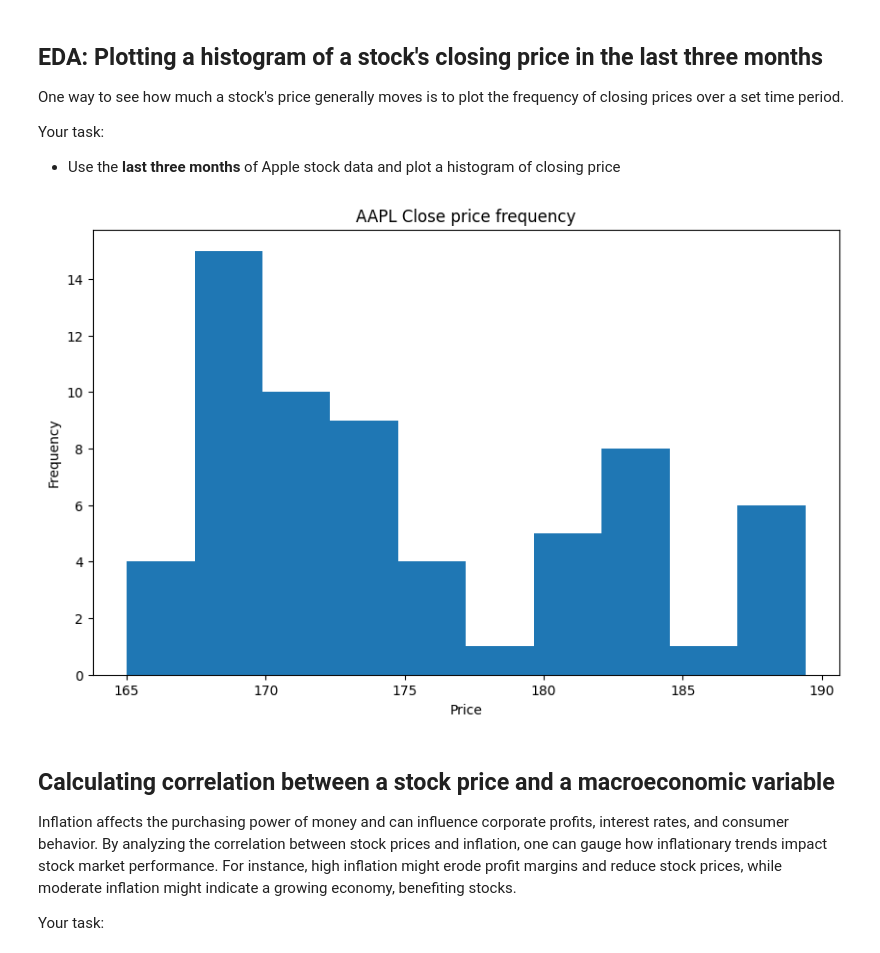
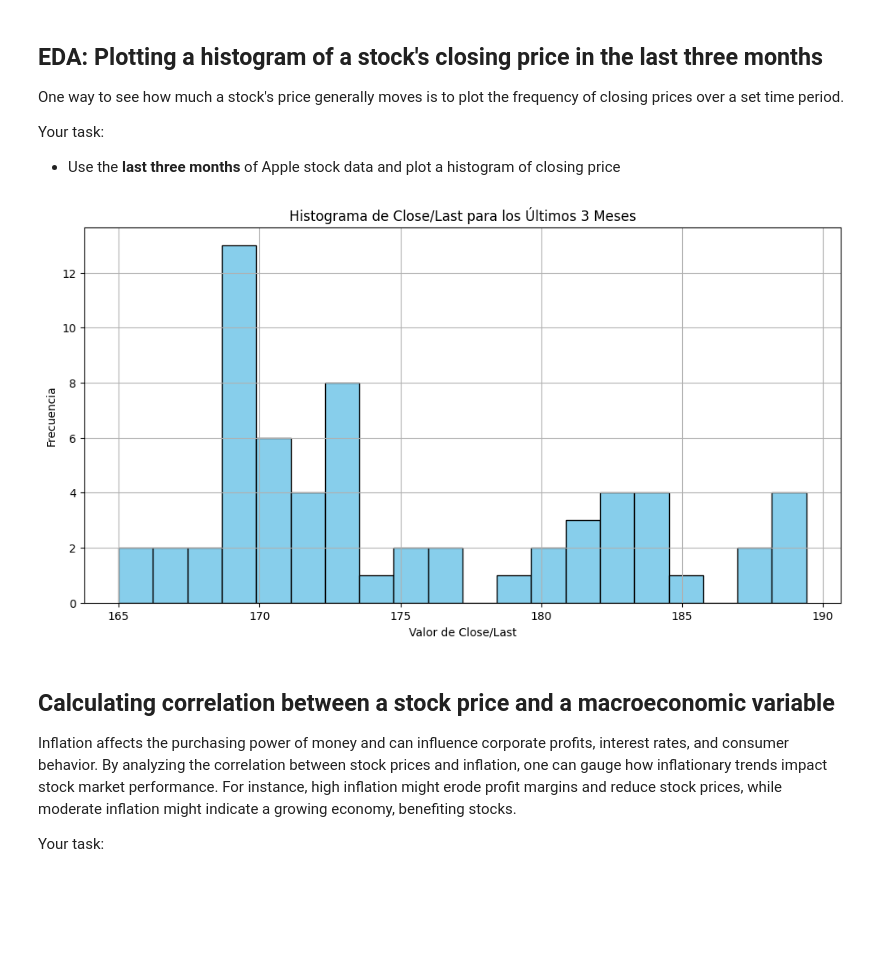
Before and after one commit to bigboy92/fend-matching-game, a Jupyter notebook: Preparing-for-data-analysis-project-student.ipynb, the cells around one changed output. Drawn from its saved outputs; the diff is of its cells as text; code cells hidden in the pictures; blank space fills up the shorter version.

```diff
--- a/Preparing-for-data-analysis-project-student.ipynb
+++ b/Preparing-for-data-analysis-project-student.ipynb
@@ -161,4 +185,6 @@ def convert_dollar_columns_to_numeric(df, numeric_columns):
 # %%
 # Use convert_dollar_columns_to_numeric() to remove the dollar sign from the Apple and Microsoft datasets
-convert_dollar_columns_to_numeric(aapl_df, ['Close/Last', 'Open', 'High', 'Low'])
-convert_dollar_columns_to_numeric(msft_df, ['Close/Last', 'Open', 'High', 'Low'])
+columnas = ['Close/Last', 'Volume', 'Open', 'High', 'Low']
+hist_data = convert_dollar_columns_to_numeric(hist_data, columnas)
+
+hist_data
@@ -165,5 +206,6 @@ convert_dollar_columns_to_numeric(msft_df, ['Close/Last', 'Open', 'High', 'Low']
 # %%
 # Use pandas's to_datetime() to convert any columns that are in a datetime format
-aapl_df['Date'] = pd.to_datetime(aapl_df['Date'])
-msft_df['Date'] = pd.to_datetime(msft_df['Date'])
-inflation_df['DATE'] = pd.to_datetime(inflation_df['DATE'])
+
+hist_data['Date']=pd.to_datetime(hist_data['Date'])
+hist_data.set_index('Date', append=True, inplace=True)
+hist_data.head()
@@ -301,11 +376,13 @@ Your task:
 **NOTE**: This is a large dataset. If you try to plot the entire series, your graph will be hard to interpret and may take a long time to plot. Be sure to use only the most recent three months of data.
 # %%
 # Get max date in timeseries
-aapl_max_date = aapl_df['Date'].max()
-aapl_max_date
+#hist_data.loc['AAPL']
+max_date = hist_data.loc['AAPL'].index.get_level_values('Date').max()
+max_date
 # %% [output]
 Timestamp('2024-05-03 00:00:00')
 # %%
 # Use the max date calculated above to get the last three months of data in the dataset
-aapl_tree_month_offset = aapl_max_date - pd.DateOffset(months=3)
-aapl_last_three_months_df = aapl_df[aapl_df['Date'] >= aapl_tree_month_offset]
+Last_3_months_AAPL = hist_data.loc['AAPL'][hist_data.loc['AAPL'].index.get_level_values('Date') >= (max_date - pd.DateOffset(months=3))]
+
+Last_3_months_AAPL
@@ -331,14 +429,17 @@ Your task:
 * Use the **last three months** of Apple stock data and plot a histogram of closing price
 # %%
 # Plot the histogram of Apple's closing price over the last 3 months
-plt.figure(figsize=(10,6))
-plt.hist(aapl_last_three_months_df['Close/Last'], bins=10)
-plt.title('AAPL Close price frequency')
-plt.xlabel('Price')
-plt.ylabel('Frequency')
+plt.figure(figsize=(12, 6))
+plt.hist(Last_3_months_AAPL['Close/Last'], bins=20, color='skyblue', edgecolor='black')
+
+plt.title('Histograma de Close/Last para los Últimos 3 Meses')
+plt.xlabel('Valor de Close/Last')
+plt.ylabel('Frecuencia')
+plt.grid(True)
+
 plt.show()
 # %% [output]
-[figure, old version]
+[figure, new version]
 # %% [markdown]
 ## Calculating correlation between a stock price and a macroeconomic variable
 
```
Also changed, not shown: parts of 40 cells of this notebook.
